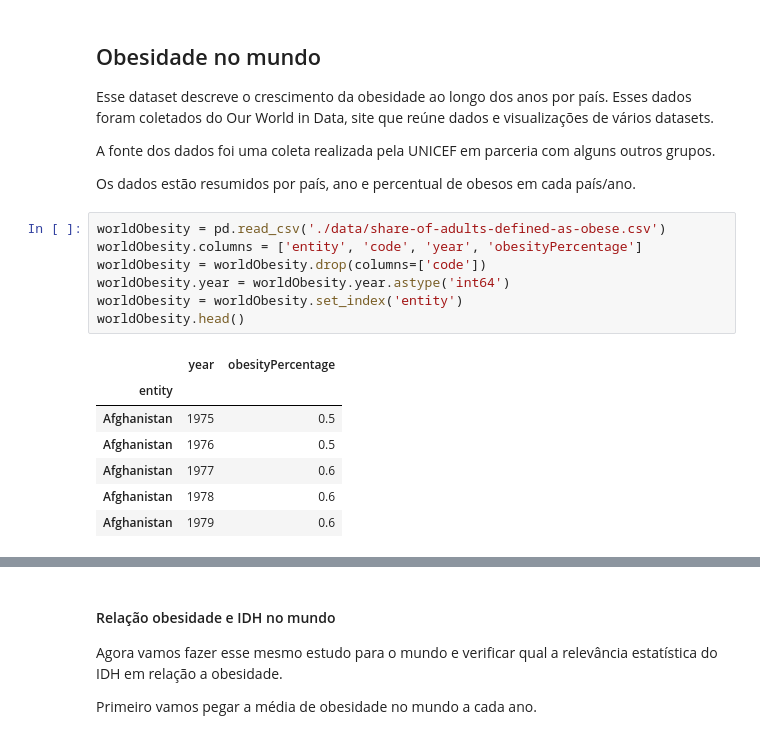
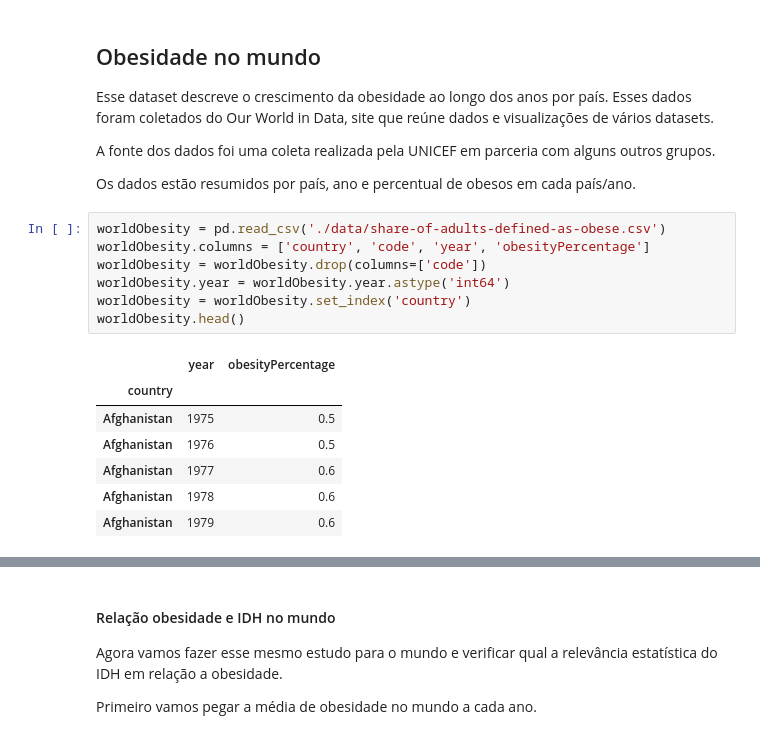
Before and after one commit to if1015-datascience-ufpe/2018-2-projeto-follow-up, a Jupyter notebook: src/Follow UP.ipynb, the cells around one changed output, grey strips where cells are left out. Saved outputs shown, nothing was run; the diff lists cells and outputs as text.

```diff
--- a/src/Follow UP.ipynb
+++ b/src/Follow UP.ipynb
@@ -49,14 +49,14 @@ A fonte dos dados foi uma coleta realizada pela UNICEF em parceria com alguns ou
 Os dados estão resumidos por país, ano e percentual de obesos em cada país/ano.
 # %%
 worldObesity = pd.read_csv('./data/share-of-adults-defined-as-obese.csv')
-worldObesity.columns = ['entity', 'code', 'year', 'obesityPercentage']
+worldObesity.columns = ['country', 'code', 'year', 'obesityPercentage']
 worldObesity = worldObesity.drop(columns=['code'])
 worldObesity.year = worldObesity.year.astype('int64')
-worldObesity = worldObesity.set_index('entity')
+worldObesity = worldObesity.set_index('country')
 worldObesity.head()
 # %% [output]
 |  | year | obesityPercentage |
-| entity |  |  |
+| country |  |  |
 | Afghanistan | 1975 | 0.5 |
 | Afghanistan | 1976 | 0.5 |
 | Afghanistan | 1977 | 0.6 |
```
Also changed, not shown: parts of 21 cells of this notebook.
